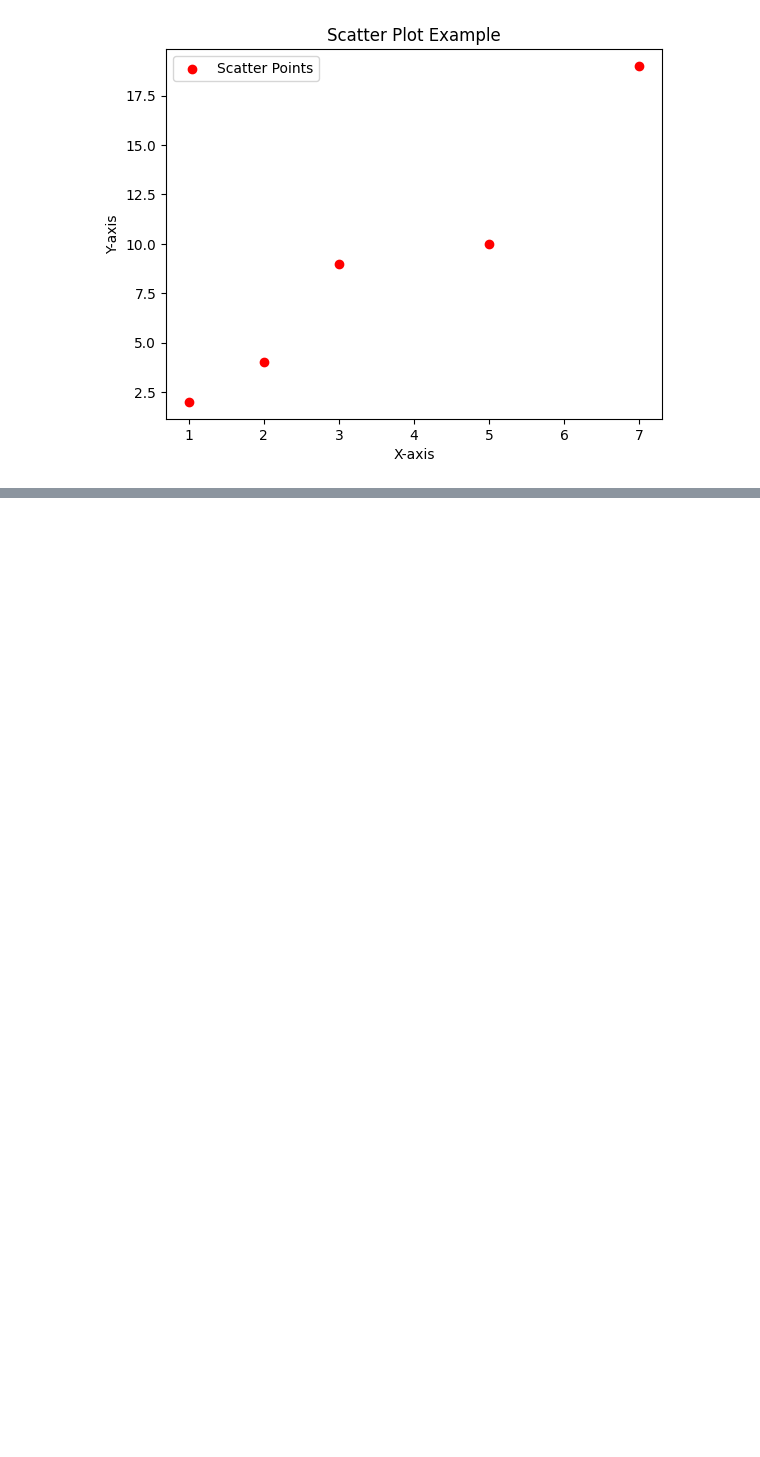
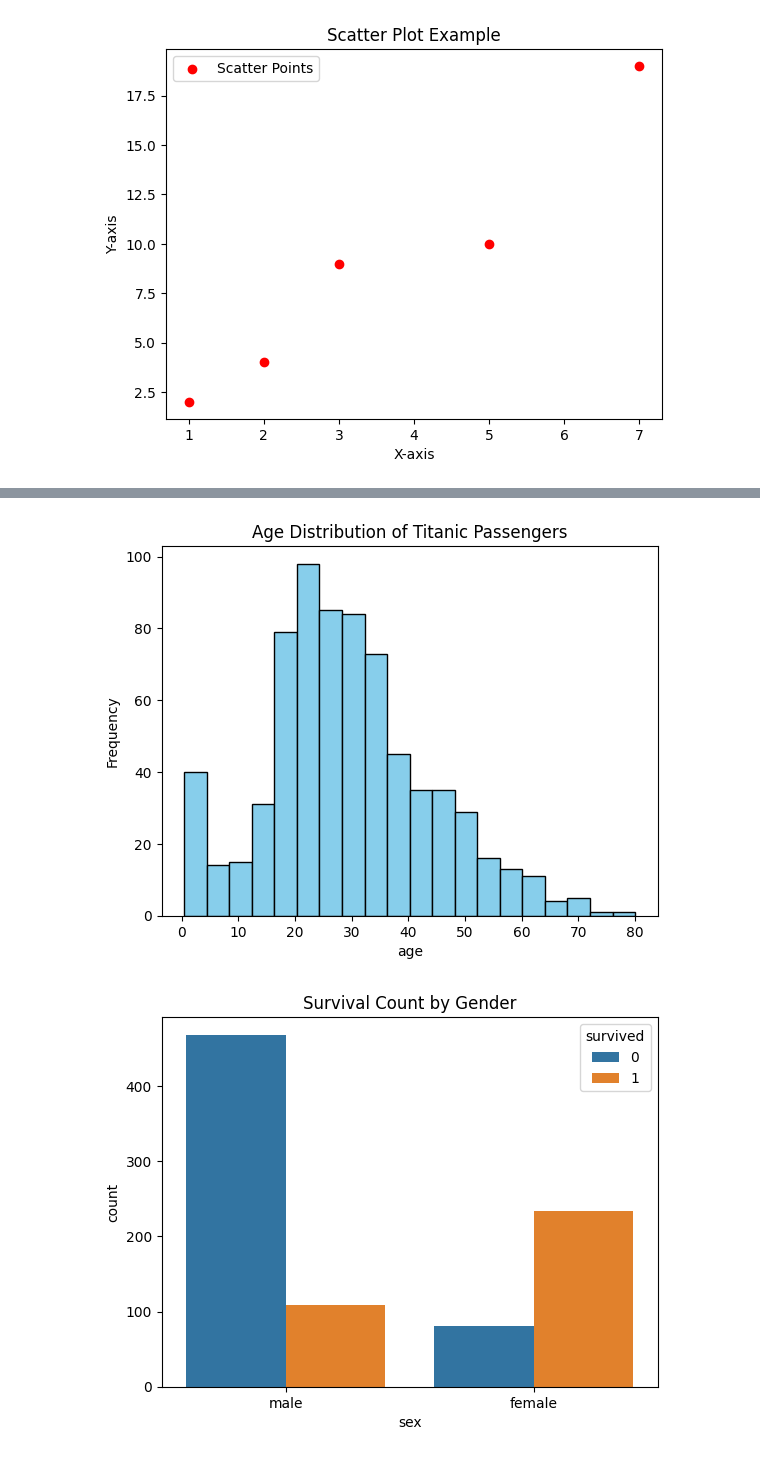
Before and after one commit to saida25/data-science-project, a Jupyter notebook: process/week2_visualization.ipynb, the cells around one changed output, grey strips where cells are left out. Cells and saved outputs as stored; diff of their text form; code cells hidden in the pictures; blank space fills up the shorter version.

```diff
--- a/process/week2_visualization.ipynb
+++ b/process/week2_visualization.ipynb
@@ -30,0 +45,17 @@ plt.show()
+# %%
+df = pd.read_csv("/home/saida/IdeaProjects/data-science-project/data/titanic.csv")
+
+# Histogram of ages
+plt.hist(df['age'].dropna(), bins=20, color='skyblue', edgecolor='black')
+plt.title('Age Distribution of Titanic Passengers')
+plt.xlabel('age')
+plt.ylabel('Frequency')
+plt.show()
+
+# Survival by gender
+sns.countplot(x='sex', hue='survived', data=df)
+plt.title('Survival Count by Gender')
+plt.show()
+# %% [output]
+[figure, added]
+[figure, added]
```
Also changed, not shown: parts of 1 cell of this notebook.
